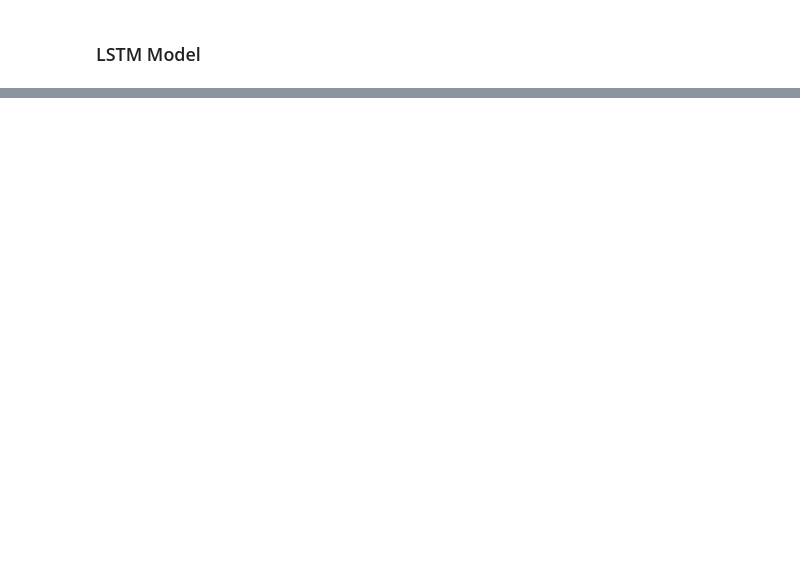
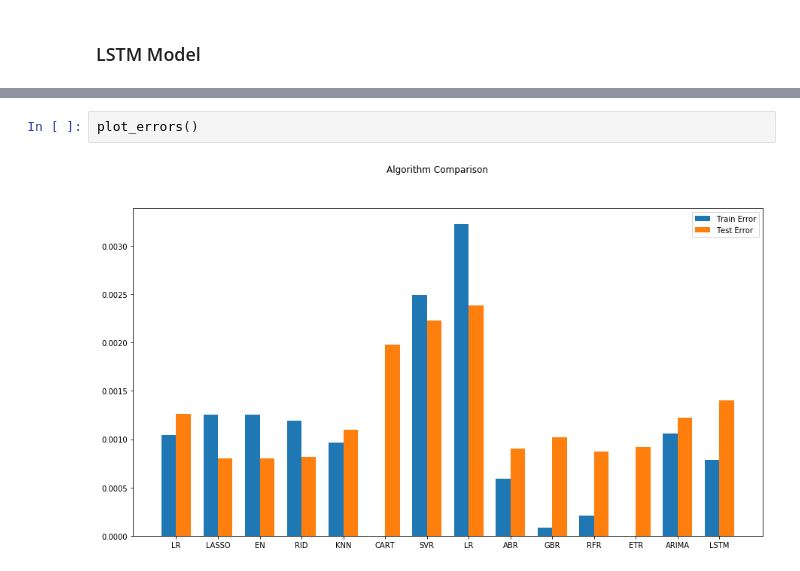
Before and after one commit to dkomlen/finance-ml, a Jupyter notebook: case study 1 - stock prediction.ipynb, the cells around one changed output, grey strips where cells are left out. Saved outputs shown, nothing was run; the diff lists cells and outputs as text; blank space fills up the shorter version.

```diff
--- a/case study 1 - stock prediction.ipynb
+++ b/case study 1 - stock prediction.ipynb
@@ -331,0 +383,4 @@ error_Test_ARIMA
+# %%
+plot_errors()
+# %% [output]
+[figure, added]
```
Also changed, not shown: parts of 30 cells of this notebook.
